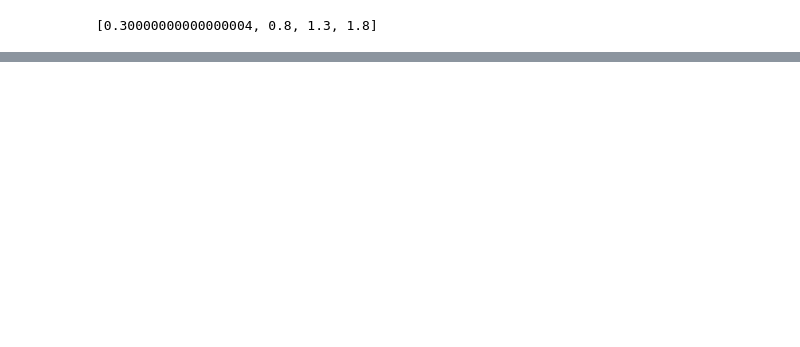
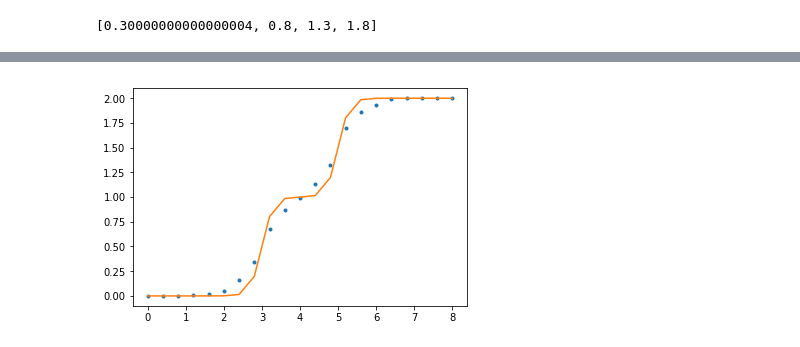
Before and after one commit to manesho/pyworm, a Jupyter notebook: testing-su3.ipynb, the cells around one changed output, grey strips where cells are left out. Drawn from its saved outputs; the diff is of its cells as text; code cells hidden in the pictures; blank space fills up the shorter version.

```diff
--- a/testing-su3.ipynb
+++ b/testing-su3.ipynb
@@ -181,0 +181,23 @@ results = Parallel(n_jobs=num_cores)(delayed(processInput)(i) for i in inputs)
+# %%
+imp.reload(aw)
+from numpy import linspace
+from joblib import Parallel, delayed
+import multiprocessing
+import exactdiag as ed
+imp.reload(ed)
+num_cores = multiprocessing.cpu_count()
+from timeit import default_timer as timer
+
+start = timer()
+
+mu3s = linspace(0.,8,21)
+beta = 7
+
+t3pyworm = Parallel(n_jobs=num_cores)(delayed(aw.launch_simulation)(
+                        beta=beta,mu3=mu3,termsteps=10000, wormruns=50000, ics =["d","u"]) for mu3 in mu3s)
+stop = timer()
+
+t3ed=[ed.t3_su3(mu3=mu3, beta=beta, J=1) for mu3 in mu3s]
+
+
+print(stop-start)
@@ -181,0 +230,6 @@ results = Parallel(n_jobs=num_cores)(delayed(processInput)(i) for i in inputs)
+# %%
+plt.plot(mu3s,t3, '.')
+plt.plot(mu3s,t3ed)
+plt.show()
+# %% [output]
+[figure, added]
```
Also changed, not shown: parts of 17 cells of this notebook.
